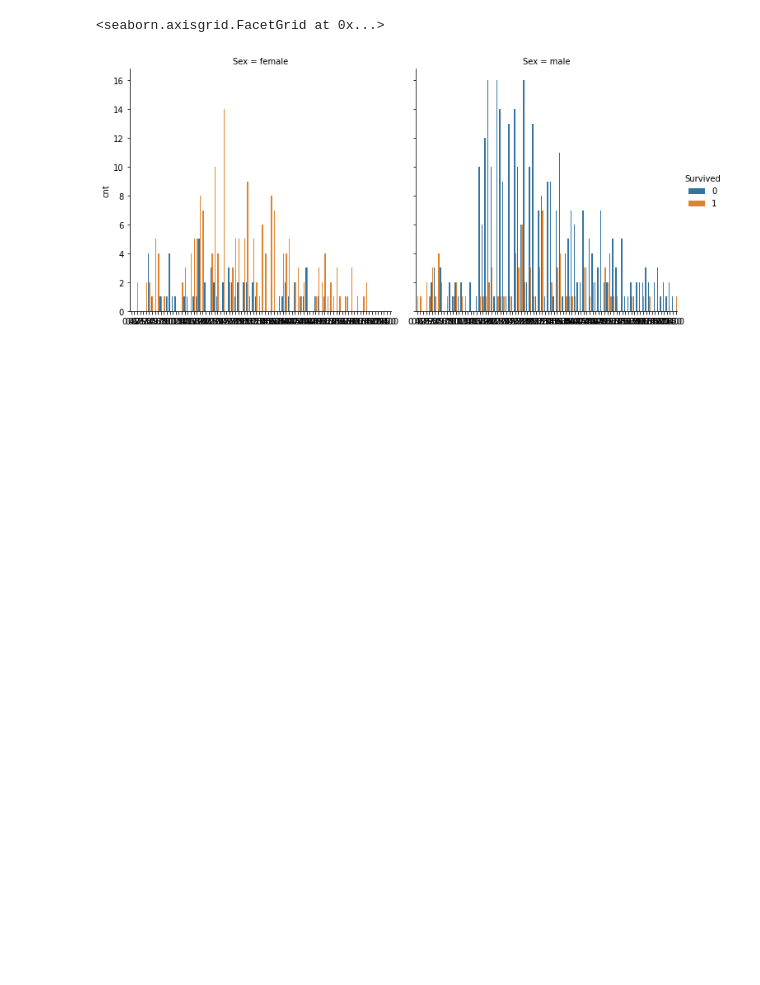
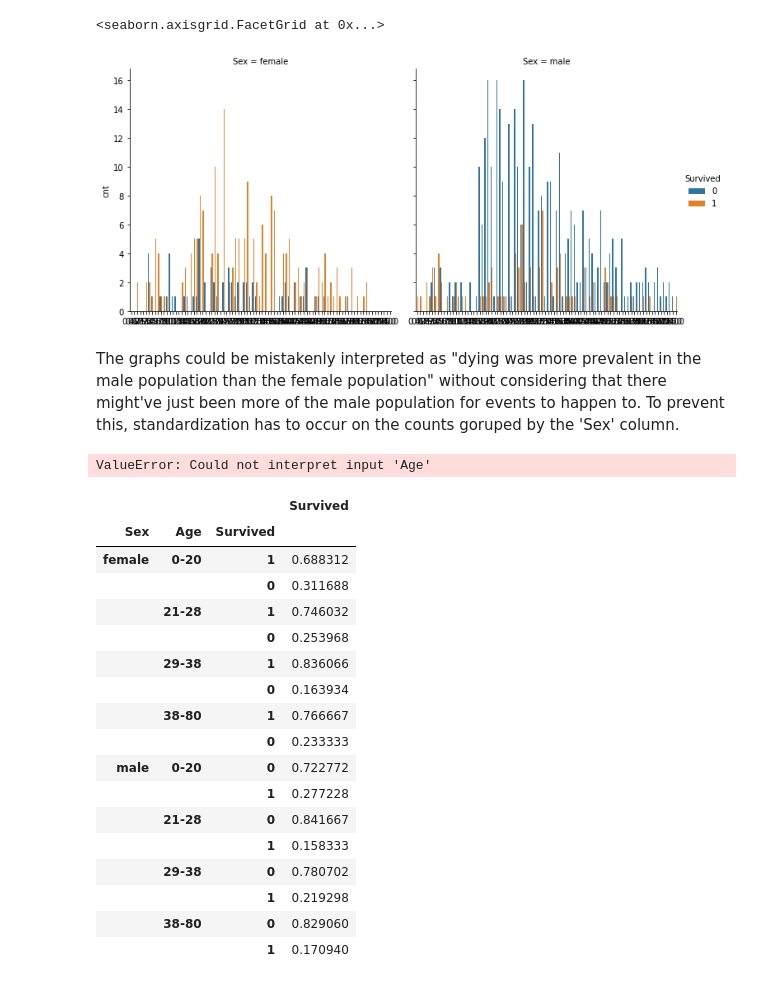
Before and after one commit to djm160830/kaggle-notebooks, a Jupyter notebook: titanic-submission.ipynb, the cells around one changed output. Cells and saved outputs as stored; diff of their text form; code cells hidden in the pictures; blank space fills up the shorter version.

Commit message:
Normalize survival count with m-f and age buckets

```diff
--- a/titanic-submission.ipynb
+++ b/titanic-submission.ipynb
@@ -120,3 +121,40 @@ fg.set_xlabels('')
 # %% [output]
 <seaborn.axisgrid.FacetGrid at 0x...>
 [figure]
+# %% [markdown]
+The graphs could be mistakenly interpreted as "dying was more prevalent in the male population than the female population" without considering that there might've just been more of the male population for events to happen to. To prevent this, standardization has to occur on the counts goruped by the 'Sex' column.
+# %%
+df2=train.groupby(['Sex',
+              pd.cut(x=train['Age'],
+                      bins=train['Age'].quantile([0,.25,.5,.75,1]),
+                      labels=['0-20','21-28','29-38','38-80'])
+              ])['Survived']\
+    .value_counts(normalize=True)\
+    .to_frame()
+# %%
+fg = sns.catplot(x='Age', y='Survived', hue='Survived', col='Sex', data=df2, kind='bar')
+fg.set_xlabels('') # TRY TO SEE IF YOU CAN STANDARDIZE OR NORMALIZE THE DATA SO THAT IT DOESNT LOOK SKEWED. REMEMBER THAT 64%  OF
+# PASSENGERS ARE MALE AND 35% ARE FEMALE IN THIS PARTICULAR DATASET
+# %% [output]
+ValueError: Could not interpret input 'Age'
+# %%
+df2
+# %% [output]
+|  |  |  | Survived |
+| Sex | Age | Survived |  |
+| female | 0-20 | 1 | 0.688312 |
+|  |  | 0 | 0.311688 |
+|  | 21-28 | 1 | 0.746032 |
+|  |  | 0 | 0.253968 |
+|  | 29-38 | 1 | 0.836066 |
+|  |  | 0 | 0.163934 |
+|  | 38-80 | 1 | 0.766667 |
+|  |  | 0 | 0.233333 |
+| male | 0-20 | 0 | 0.722772 |
+|  |  | 1 | 0.277228 |
+|  | 21-28 | 0 | 0.841667 |
+|  |  | 1 | 0.158333 |
+|  | 29-38 | 0 | 0.780702 |
+|  |  | 1 | 0.219298 |
+|  | 38-80 | 0 | 0.829060 |
+|  |  | 1 | 0.170940 |
```
Also changed, not shown: parts of 1 cell of this notebook.
